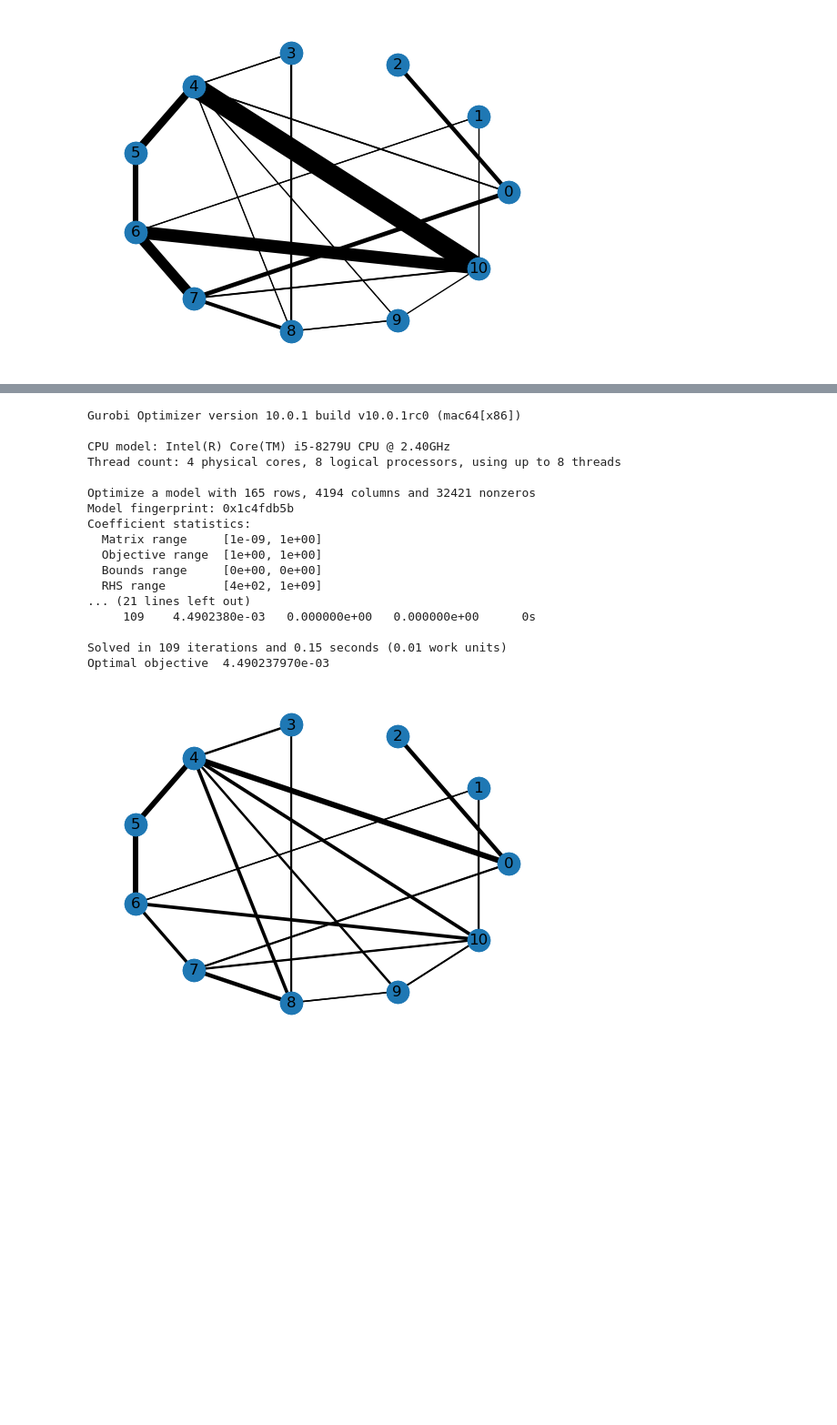
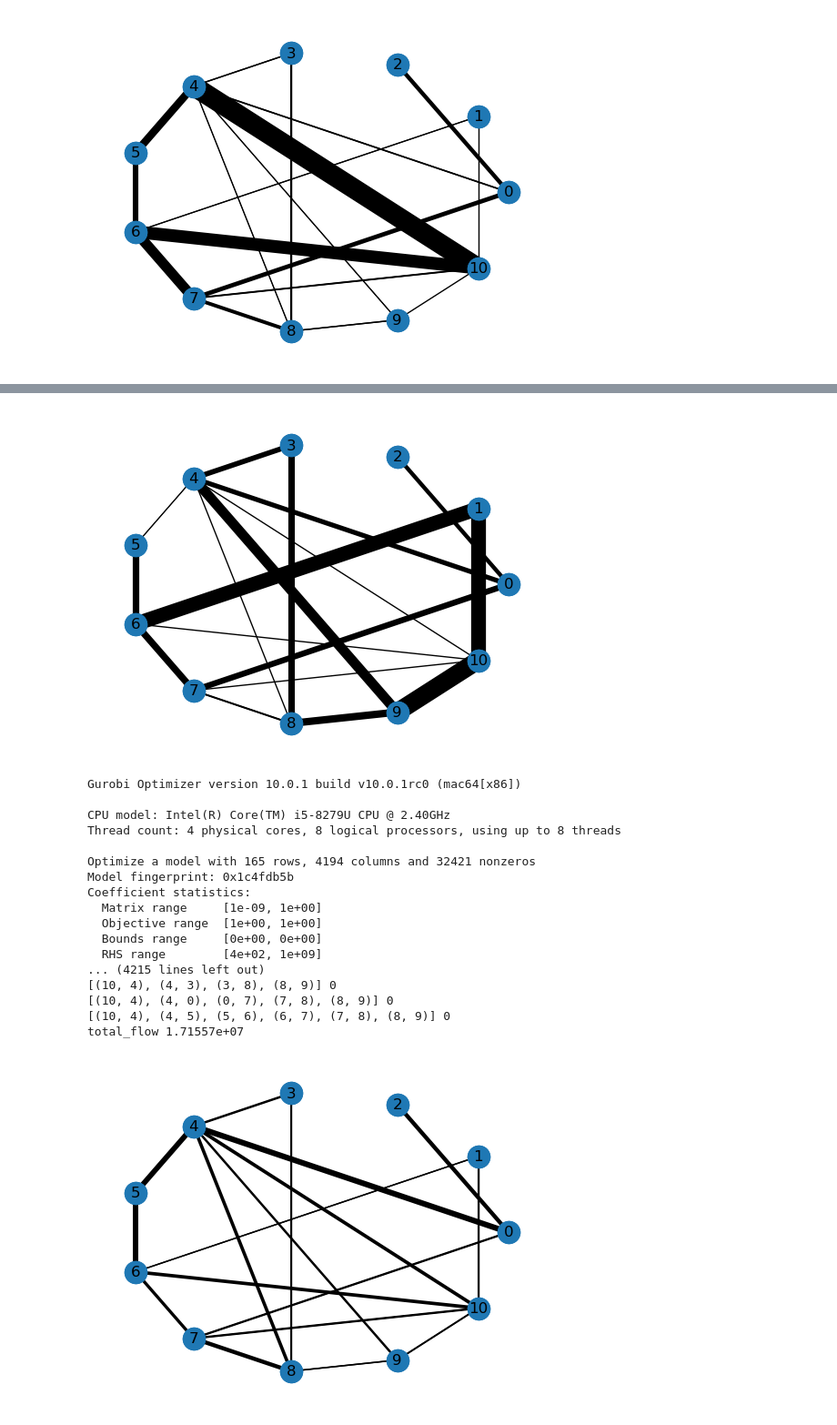
Before and after one commit to benbananas/NetworksFinal, a Jupyter notebook: visualizations.ipynb, the cells around one changed output, grey strips where cells are left out. Shown at 91% size. Drawn from its saved outputs; the diff is of its cells as text; code cells hidden in the pictures; blank space fills up the shorter version.

Commit message:
Add comparison plots

```diff
--- a/visualizations.ipynb
+++ b/visualizations.ipynb
@@ -93,6 +94,9 @@ m.setObjective(objective, GRB.MAXIMIZE)
 
 # Optimize model
 m.optimize()
+
+for v in m.getVars():
+    print('%s %g' % (v.VarName, v.X))
 # %% [output]
 Gurobi Optimizer version 10.0.1 build v10.0.1rc0 (mac64[x86])
 
@@ -122,12 +123,16 @@ pos = {}
 for i in range(11):
     pos[i] = coords[i]
 # get edge flows
+max_flow_edges = []
+bar_labels = []
 flows = {}
 modelVars = m.getVars()
 for i in range(len(G.edges())):
     var = modelVars[i]
     edge = eval(var.VarName)
     flows[edge] = var.X
+    max_flow_edges.append(var.X / 1e9)
+    bar_labels.append(var.VarName)
 nx.set_edge_attributes(G, flows, "flow")
 nx.draw_networkx(G,pos)
 # get edge widths
@@ -139,0 +236,19 @@ nx.draw(G, pos, width=widths)
+# %%
+# VISUALIZATION
+# get edge flows
+flows = {}
+modelVars = m.getVars()
+MLU_objective = []
+for i in range(1, len(G.edges())+1):
+    var = modelVars[i]
+    edge = eval(var.VarName)
+    flows[edge] = var.X
+    MLU_objective.append(var.X / 1e9)
+nx.set_edge_attributes(G, flows, "flow")
+nx.draw_networkx(G,pos)
+widths = []
+for u,v in G.edges():
+    widths.append(G[u][v]['flow'] / G[u][v]['weight']*1000)
+nx.draw(G, pos, width=widths)
+# %% [output]
+[figure, added]
@@ -202,6 +320,9 @@ m.setObjective(MLU, GRB.MINIMIZE)
 
 # Optimize model
 m.optimize()
+
+for v in m.getVars():
+    print('%s %g' % (v.VarName, v.X))
 # %% [output]
 Gurobi Optimizer version 10.0.1 build v10.0.1rc0 (mac64[x86])
 
@@ -215,11 +336,11 @@ Coefficient statistics:
   Objective range  [1e+00, 1e+00]
   Bounds range     [0e+00, 0e+00]
   RHS range        [4e+02, 1e+09]
-... (21 lines left out)
-     109    4.4902380e-03   0.000000e+00   0.000000e+00      0s
-
-Solved in 109 iterations and 0.15 seconds (0.01 work units)
-Optimal objective  4.490237970e-03
+... (4215 lines left out)
+[(10, 4), (4, 3), (3, 8), (8, 9)] 0
+[(10, 4), (4, 0), (0, 7), (7, 8), (8, 9)] 0
+[(10, 4), (4, 5), (5, 6), (6, 7), (7, 8), (8, 9)] 0
+total_flow 1.71557e+07
 # %%
 # VISUALIZATION
 # get edge flows
```
Also changed, not shown: parts of 10 cells of this notebook, 2 other files.
